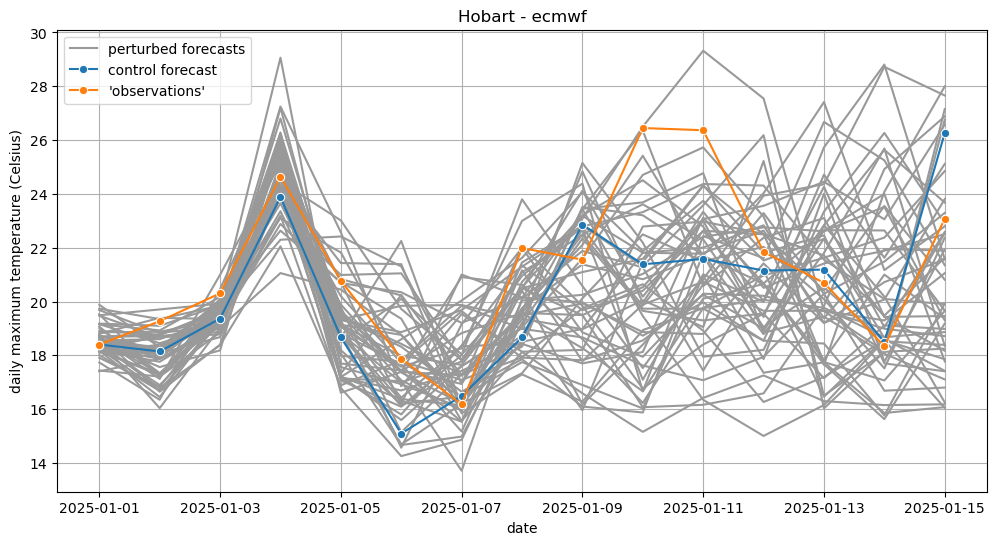
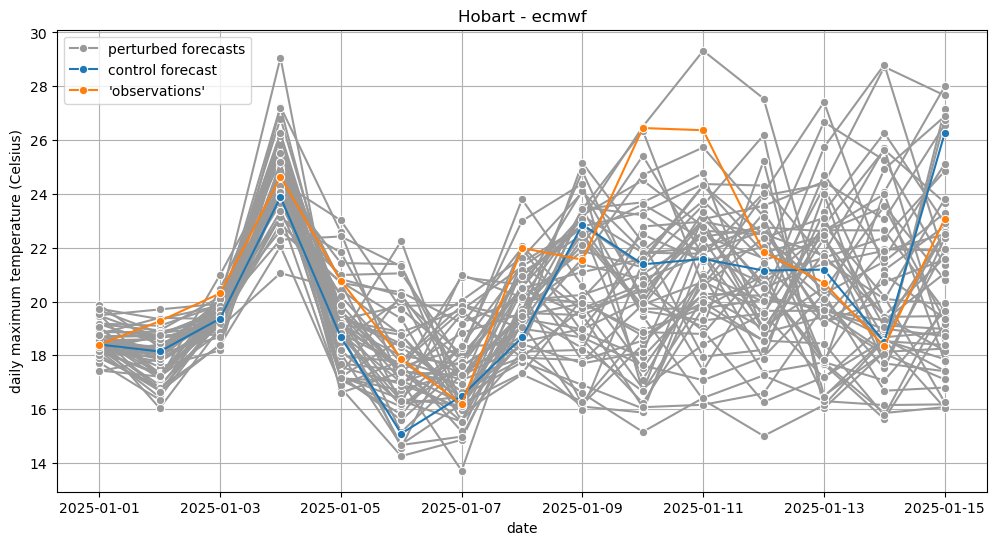
Unified diff of the notebook cell whose output changed from the first chart to the second:
--- before
+++ after
@@ -5,5 +5,5 @@
     df_perturbed = extract_forecast(ds_perturbed_hobart['mx2t6'].isel(time=0, number=member))
     label = 'perturbed forecasts' if member == 1 else None
-    sns.lineplot(data=df_perturbed, x=df_perturbed.index, y='mx2t6', color='0.6', label=label)
+    sns.lineplot(data=df_perturbed, x=df_perturbed.index, y='mx2t6', marker='o', color='0.6', label=label)
 
 df_control = extract_forecast(ds_control_hobart['mx2t6'].isel(time=0))

Commit: Update example notebooks